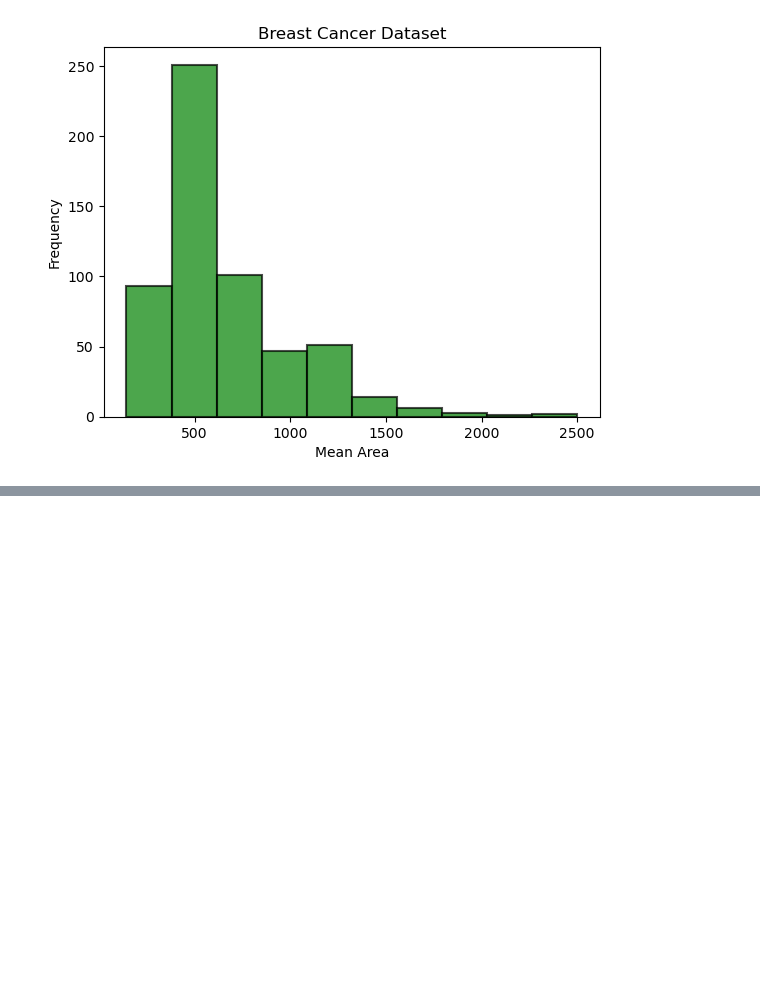
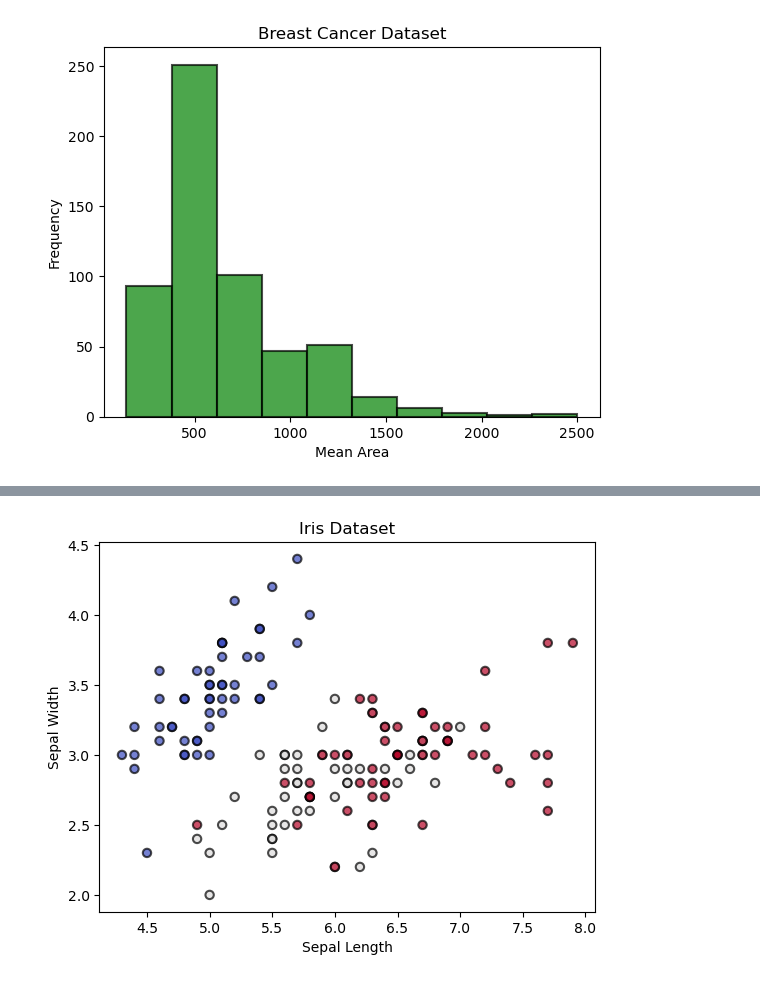
Before and after one commit to sormazabal/IntroToPython2022, a Jupyter notebook: Week5/Week5.ipynb, the cells around one changed output, grey strips where cells are left out. Drawn from its saved outputs; the diff is of its cells as text; code cells hidden in the pictures; blank space fills up the shorter version.

```diff
--- a/Week5/Week5.ipynb
+++ b/Week5/Week5.ipynb
@@ -320,0 +341,15 @@ plt.savefig('mean_area.png')
+# %%
+# Scatter plot separated by type
+plt.scatter(data['sepal length (cm)'], data['sepal width (cm)'], c=target, cmap="coolwarm", alpha=0.7, edgecolors="black", linewidth=1.5)
+# sepal length is the first column
+# sepal width is the second column
+# c is used to color the points according to the target
+
+plt.xlabel("Sepal Length")
+plt.ylabel("Sepal Width")
+plt.title("Iris Dataset")
+
+
+plt.show()
+# %% [output]
+[figure, added]
```
Also changed, not shown: parts of 3 cells of this notebook.
